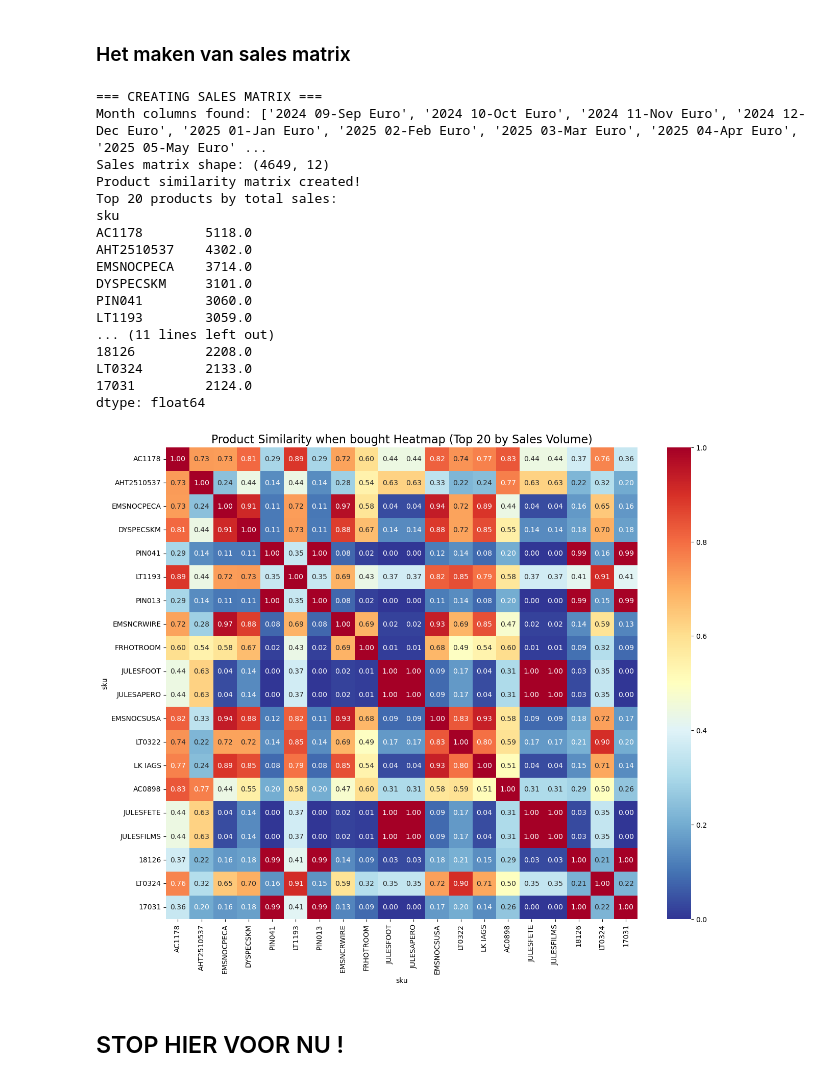
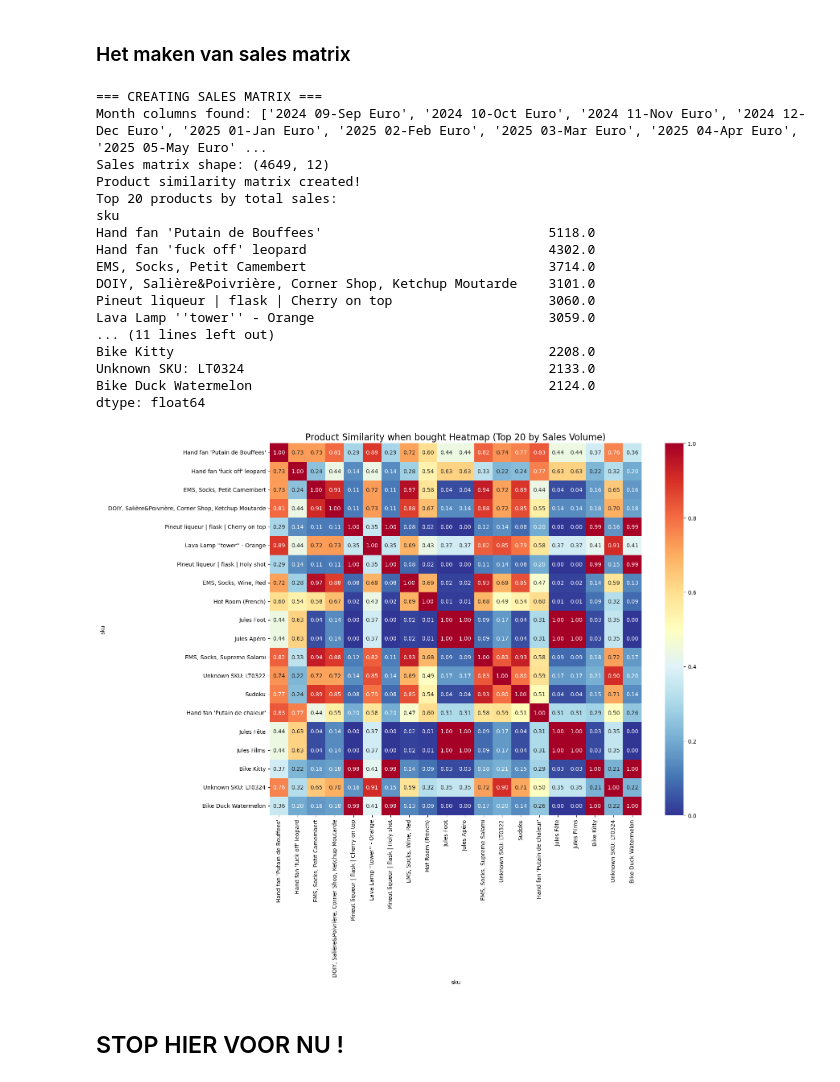
Before and after one commit to Chaimaebz/datalab3, a Jupyter notebook: Mantagifts_Data_Project.ipynb, the cells around one changed output. Drawn from its saved outputs; the diff is of its cells as text; code cells hidden in the pictures.

Commit message:
Mapping sku naar productnaam

```diff
--- a/Mantagifts_Data_Project.ipynb
+++ b/Mantagifts_Data_Project.ipynb
@@ -551,6 +551,11 @@ print(f"Month columns found: {month_columns}")
 # Create sales matrix with SKU as index and months as columns
 sales_matrix = df_product_sales.set_index('sku')[month_columns].fillna(0)
 print(f"Sales matrix shape: {sales_matrix.shape}")
+
+# Maakt een mapping van SKU naar productnaam uit df_products
+# Dit voorkomt errors als er SKUs missen (namen worden dan 'Unknown SKU: <sku>')
+sku_to_name = df_products.set_index('sku')['name'].to_dict()
+sales_matrix.index = sales_matrix.index.map(lambda sku: sku_to_name.get(sku, f'Unknown SKU: {sku}'))
 
 # Calculate cosine similarity between products based on sales patterns
 from sklearn.metrics.pairwise import cosine_similarity
@@ -564,43 +569,43 @@ print("Product similarity matrix created!")
 
 # Now calculate total sales per product and get top 20
 total_sales_per_product = sales_matrix.sum(axis=1).sort_values(ascending=False)
 top_20_by_sales = total_sales_per_product.head(20)
 
 print("Top 20 products by total sales:")
 print(top_20_by_sales)
 
 # Create heatmap for actual top 20 products by sales
 top_20_skus = top_20_by_sales.index
 subset_similarity = product_similarity.loc[top_20_skus, top_20_skus]
 
 plt.figure(figsize=(15, 12))
 sns.heatmap(subset_similarity,
             annot=True,
             cmap='RdYlBu_r',
             center=0.5,
             square=True,
             fmt='.2f')
 plt.title('Product Similarity when bought Heatmap (Top 20 by Sales Volume)', fontsize=16)
 plt.show()
 # %% [output]
 === CREATING SALES MATRIX ===
 Month columns found: ['2024 09-Sep Euro', '2024 10-Oct Euro', '2024 11-Nov Euro', '2024 12-Dec Euro', '2025 01-Jan Euro', '2025 02-Feb Euro', '2025 03-Mar Euro', '2025 04-Apr Euro', '2025 05-May Euro' ...
 Sales matrix shape: (4649, 12)
 Product similarity matrix created!
 Top 20 products by total sales:
 sku
-AC1178        5118.0
-AHT2510537    4302.0
-EMSNOCPECA    3714.0
-DYSPECSKM     3101.0
-PIN041        3060.0
-LT1193        3059.0
+Hand fan 'Putain de Bouffees'                             5118.0
+Hand fan 'fuck off' leopard                               4302.0
+EMS, Socks, Petit Camembert                               3714.0
+DOIY, Salière&Poivrière, Corner Shop, Ketchup Moutarde    3101.0
+Pineut liqueur | flask | Cherry on top                    3060.0
+Lava Lamp ''tower'' - Orange                              3059.0
 ... (11 lines left out)
-18126         2208.0
-LT0324        2133.0
-17031         2124.0
+Bike Kitty                                                2208.0
+Unknown SKU: LT0324                                       2133.0
+Bike Duck Watermelon                                      2124.0
 dtype: float64
-[figure, old version]
+[figure, new version]
 # %% [markdown]
 ## STOP HIER VOOR NU !
 # %%
```
Also changed, not shown: parts of 5 cells of this notebook.
